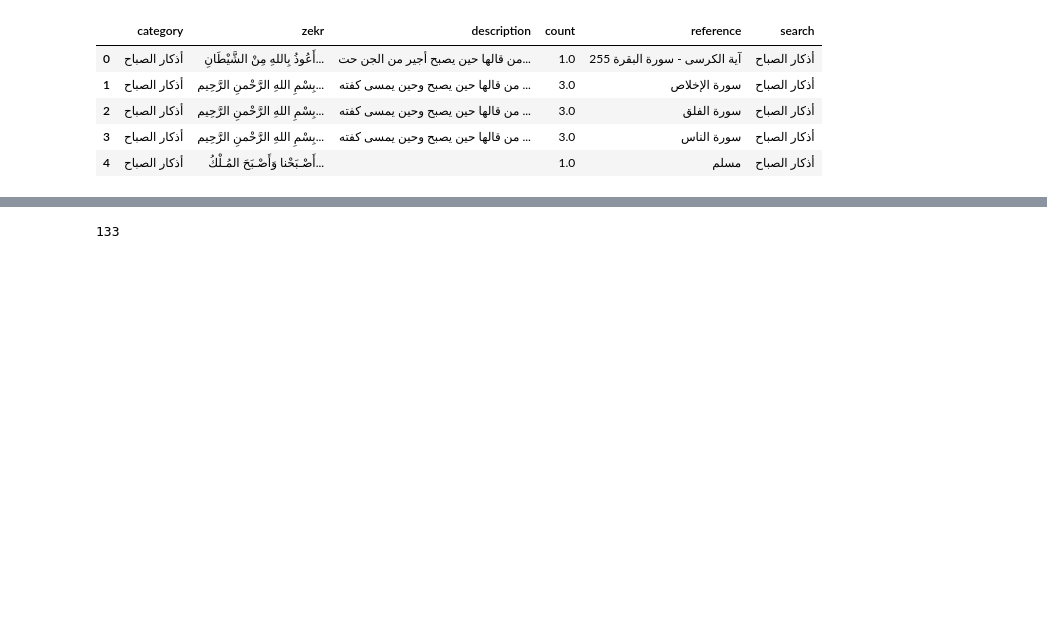
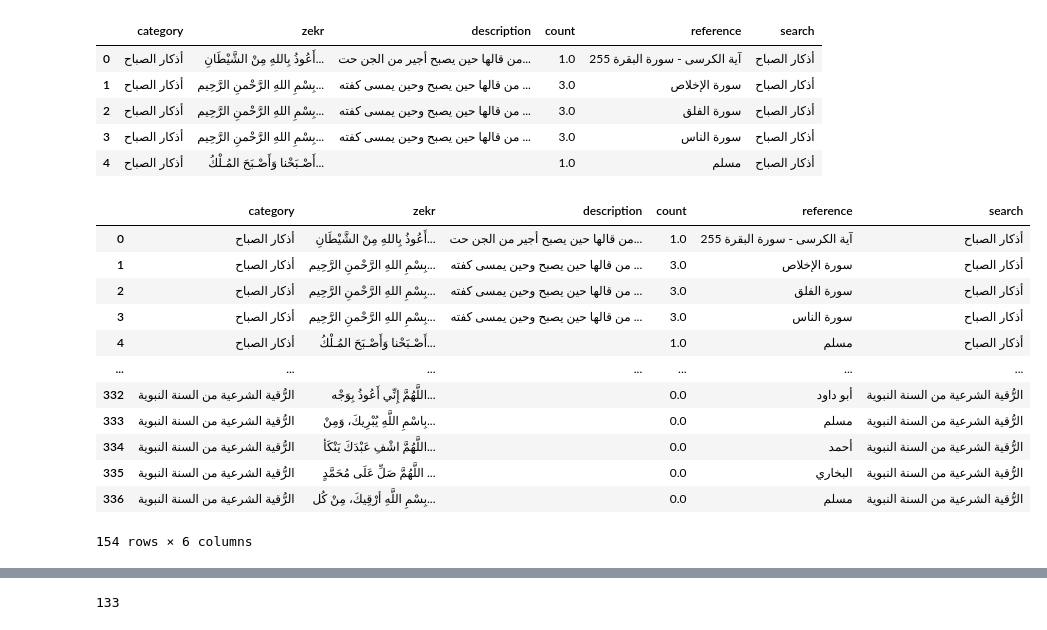
Before and after one commit to Osama-Abd-El-Mohsen/Azkar_App, a Jupyter notebook: test.ipynb, the cells around one changed output, grey strips where cells are left out. Drawn from its saved outputs; the diff is of its cells as text; code cells hidden in the pictures; blank space fills up the shorter version.

Commit message:
Filtering data

```diff
--- a/test.ipynb
+++ b/test.ipynb
@@ -10,3 +10,47 @@ data.head()
 | 2 | أذكار الصباح | بِسْمِ اللهِ الرَّحْمنِ الرَّحِيم... | من قالها حين يصبح وحين يمسى كفته ... | 3.0 | سورة الفلق | أذكار الصباح |
 | 3 | أذكار الصباح | بِسْمِ اللهِ الرَّحْمنِ الرَّحِيم... | من قالها حين يصبح وحين يمسى كفته ... | 3.0 | سورة الناس | أذكار الصباح |
 | 4 | أذكار الصباح | أَصْـبَحْنا وَأَصْـبَحَ المُـلْكُ... |  | 1.0 | مسلم | أذكار الصباح |
+# %%
+interested_cats =[
+    "أذكار الصباح",
+    "أذكار المساء",
+    "الذكر قبل الوضوء",
+    "الذكر بعد الفراغ من الوضوء",
+    "دعاء الاستفتاح",
+    "الأذكار بعد السلام من الصلاة",
+    "أذكار الاستيقاظ من النوم",
+    "الاستغفار و التوبة",
+    "أذكار النوم",
+    "الذكر عند دخول المنزل",
+    "الذكر عند الخروج من المنزل",
+    "دعاء الهم والحزن",
+    "دعاء الكرب",
+    "دعاء من استصعب عليه أمر",
+    "دعاء الوسوسة في الصلاة و القراءة",
+    "دعاء طرد الشيطان و وساوسه",
+    "دعاء من أصيب بمصيبة",
+    "دعاء صلاة الاستخارة",
+    "الدعاء عند إفطار الصائم",
+    "الدعاء يوم عرفة",
+    "الرُّقية الشرعية من القرآن الكريم",
+    "الرُّقية الشرعية من السنة النبوية",
+    ]
+
+filtered_data = data[data["category"].isin(interested_cats)]
+len(filtered_data.category.unique())
+filtered_data.category.unique()
+filtered_data
+# %% [output]
+|  | category | zekr | description | count | reference | search |
+| 0 | أذكار الصباح | أَعُوذُ بِاللهِ مِنْ الشَّيْطَانِ... | من قالها حين يصبح أجير من الجن حت... | 1.0 | آية الكرسى - سورة البقرة 255 | أذكار الصباح |
+| 1 | أذكار الصباح | بِسْمِ اللهِ الرَّحْمنِ الرَّحِيم... | من قالها حين يصبح وحين يمسى كفته ... | 3.0 | سورة الإخلاص | أذكار الصباح |
+| 2 | أذكار الصباح | بِسْمِ اللهِ الرَّحْمنِ الرَّحِيم... | من قالها حين يصبح وحين يمسى كفته ... | 3.0 | سورة الفلق | أذكار الصباح |
+| 3 | أذكار الصباح | بِسْمِ اللهِ الرَّحْمنِ الرَّحِيم... | من قالها حين يصبح وحين يمسى كفته ... | 3.0 | سورة الناس | أذكار الصباح |
+| 4 | أذكار الصباح | أَصْـبَحْنا وَأَصْـبَحَ المُـلْكُ... |  | 1.0 | مسلم | أذكار الصباح |
+| ... | ... | ... | ... | ... | ... | ... |
+| 332 | الرُّقية الشرعية من السنة النبوية | اللَّهُمَّ إِنِّي أَعُوذُ بِوَجْه... |  | 0.0 | أبو داود | الرُّقية الشرعية من السنة النبوية |
+| 333 | الرُّقية الشرعية من السنة النبوية | بِاسْمِ اللَّهِ يُبْرِيكَ، وَمِنْ... |  | 0.0 | مسلم | الرُّقية الشرعية من السنة النبوية |
+| 334 | الرُّقية الشرعية من السنة النبوية | اللَّهُمَّ اشْفِ عَبْدَكَ يَنْكَأ... |  | 0.0 | أحمد | الرُّقية الشرعية من السنة النبوية |
+| 335 | الرُّقية الشرعية من السنة النبوية | اللَّهُمَّ صَلِّ عَلَى مُحَمَّدٍ ... |  | 0.0 | البخاري | الرُّقية الشرعية من السنة النبوية |
+| 336 | الرُّقية الشرعية من السنة النبوية | بِسْمِ اللَّهِ أرْقِيكَ، مِنْ كُل... |  | 0.0 | مسلم | الرُّقية الشرعية من السنة النبوية |
+154 rows × 6 columns
```
Also changed, not shown: parts of 2 cells of this notebook, 11 other files.
